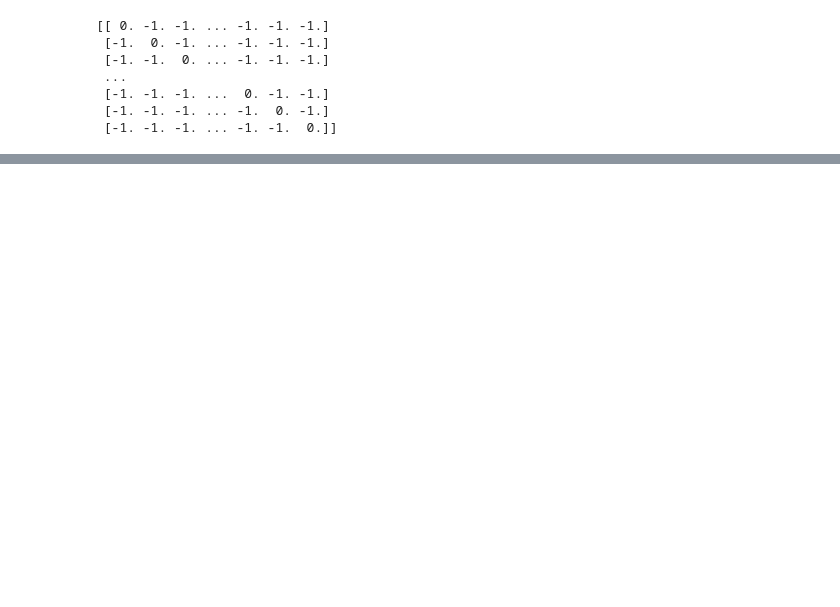
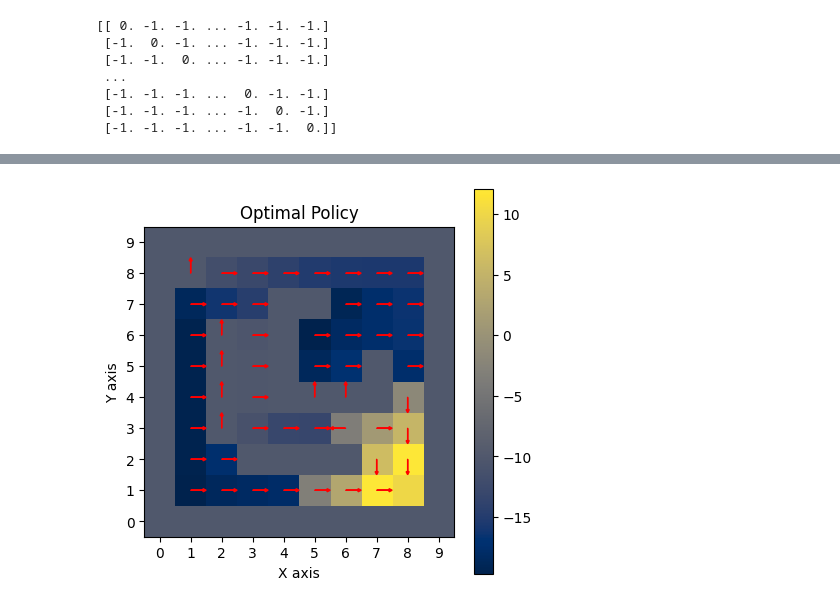
Before and after one commit to jbwenjoy/ESE-6500-Learning-in-Robotics, a Jupyter notebook: homework3/p1/policy_iteration.ipynb, the cells around one changed output, grey strips where cells are left out. Cells and saved outputs as stored; diff of their text form; code cells hidden in the pictures; blank space fills up the shorter version.

```diff
--- a/homework3/p1/policy_iteration.ipynb
+++ b/homework3/p1/policy_iteration.ipynb
@@ -583,6 +673,7 @@ def policy_iteration(policy, state_reward_map, action_cost_map, gamma=0.9, theta
 
     # We want to save the evaluation and improvement results in the first 5 iterations and the last iteration
     # This is to visualize the policy improvement process
+    V = None
     V_list = []
     policy_list = []
     iteration = 0
@@ -604,16 +695,16 @@ def policy_iteration(policy, state_reward_map, action_cost_map, gamma=0.9, theta
     print(f'Policy iteration converged in {iteration} iterations')
 
     if save_for_vis:
-        return policy, policy_stable, V_list, policy_list
+        return policy, policy_stable, V, V_list, policy_list
     else:
-        return policy, policy_stable
+        return policy, policy_stable, V
 # %%
 # Test policy_iteration
 # Initialize the policy where the agent always moves N, i.e., policy[x, y] = 1 for all non-obstacle/goal cells
 policy = 1 * np.ones((10, 10), dtype=int)
 policy = make_policy_valid(policy)
 transition_matrix = get_transition_matrix(policy)
-policy, convergence = policy_iteration(policy, state_reward_map, action_reward_map)
+policy, convergence, V = policy_iteration(policy, state_reward_map, action_reward_map)
 print("Converged =", convergence)
 print(policy)
 # %% [output]
@@ -623,28 +728,30 @@ KeyboardInterrupt:
 # %%
 # Visualize the policy using arrows
 # The origin is in the bottom-left corner
 # The arrows are in the same direction as the action
 # The arrows are in the center of the cell
 # No arrow is shown for obstacle cells and goal cells
 plt.figure(figsize=(5, 5))
-plt.imshow(V_2D, cmap='cividis', origin='lower')
+plt.imshow(V.reshape(10,10), cmap='cividis', origin='lower')
 plt.colorbar()
 plt.title('Optimal Policy')
 plt.xticks(range(10))
 plt.yticks(range(10))
 plt.xlabel('X axis')
 plt.ylabel('Y axis')
 # policy[3, 7] = 3  # Use this to see if the policy is correctly visualized at desired coordinates
 for y in range(10):
     for x in range(10):
         if [x, y] in obstacle_coords or [x, y] in goal_coords:
             continue
         if policy[x, y] == 0:  # N
             plt.arrow(x, y, 0, 0.4, head_width=0.1, head_length=0.1, fc='r', ec='r')
         elif policy[x, y] == 1:  # E
             plt.arrow(x, y, 0.4, 0, head_width=0.1, head_length=0.1, fc='r', ec='r')
         elif policy[x, y] == 2:  # S
             plt.arrow(x, y, 0, -0.4, head_width=0.1, head_length=0.1, fc='r', ec='r')
         elif policy[x, y] == 3:  # W
             plt.arrow(x, y, -0.4, 0, head_width=0.1, head_length=0.1, fc='r', ec='r')
 plt.show()
+# %% [output]
+[figure, added]
```
Also changed, not shown: parts of 5 cells of this notebook.
